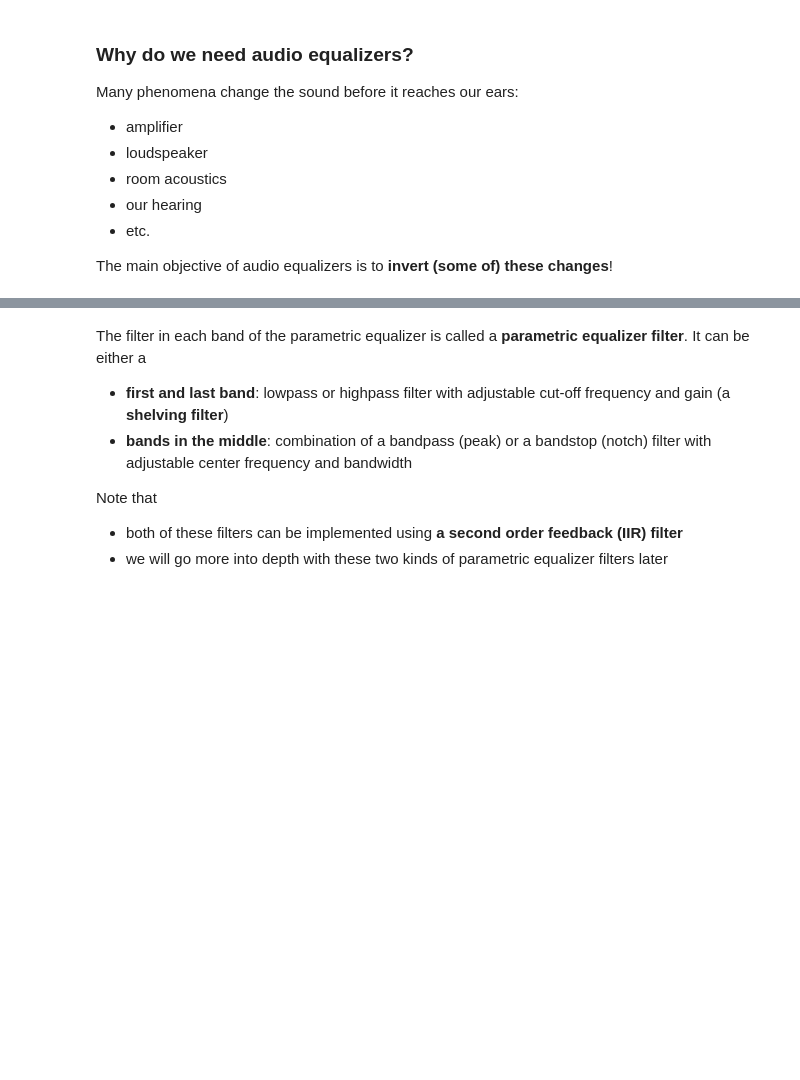
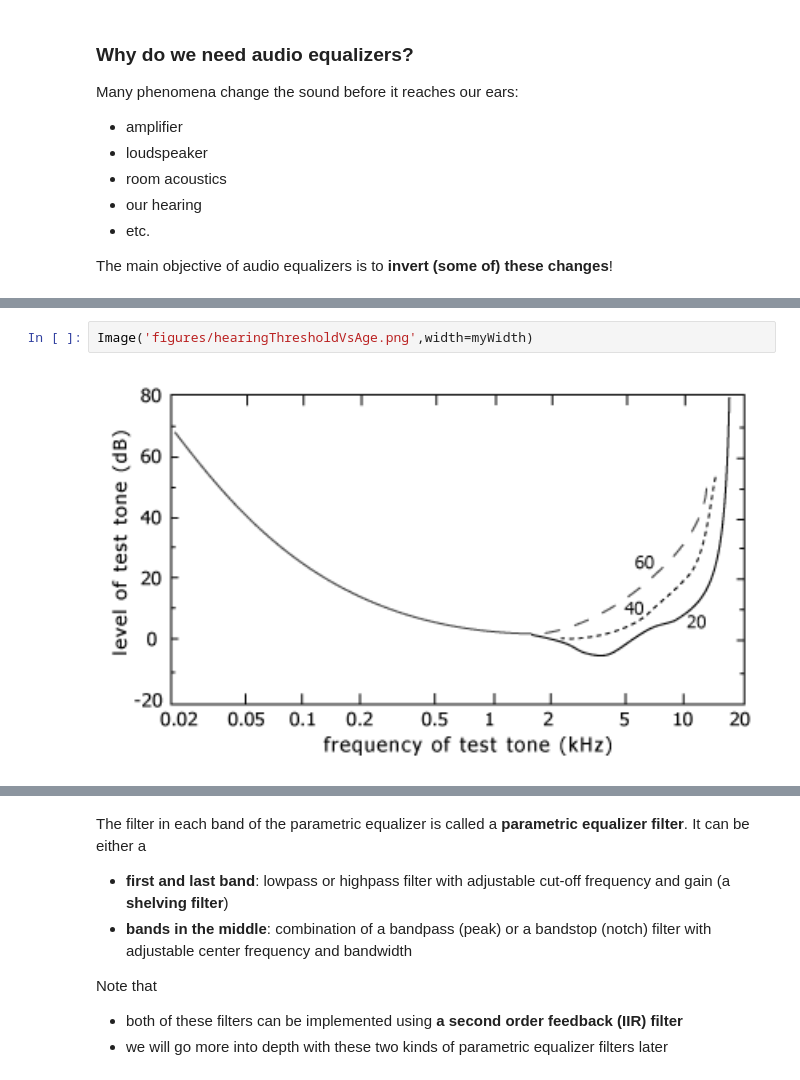
Before and after one commit to SMC-AAU-CPH/med4-ap-jupyter, a Jupyter notebook: lectureA_Eq/apLecture10.ipynb, the cells around one changed output, grey strips where cells are left out. Saved outputs shown, nothing was run; the diff lists cells and outputs as text; blank space fills up the shorter version.

```diff
--- a/lectureA_Eq/apLecture10.ipynb
+++ b/lectureA_Eq/apLecture10.ipynb
@@ -44,3 +47,7 @@ We need to tune the filters in the loudspeaker so that the listener hears what i
+# %%
+Image('figures/hearingThresholdVsAge.png',width=myWidth)
+# %% [output]
+[figure, added]
 # %% [markdown]
 ### A typical parametric equalizer
 A common audio equalizer is a **parametric equalizer** which functions by
```
Also changed, not shown: parts of 7 cells of this notebook.
